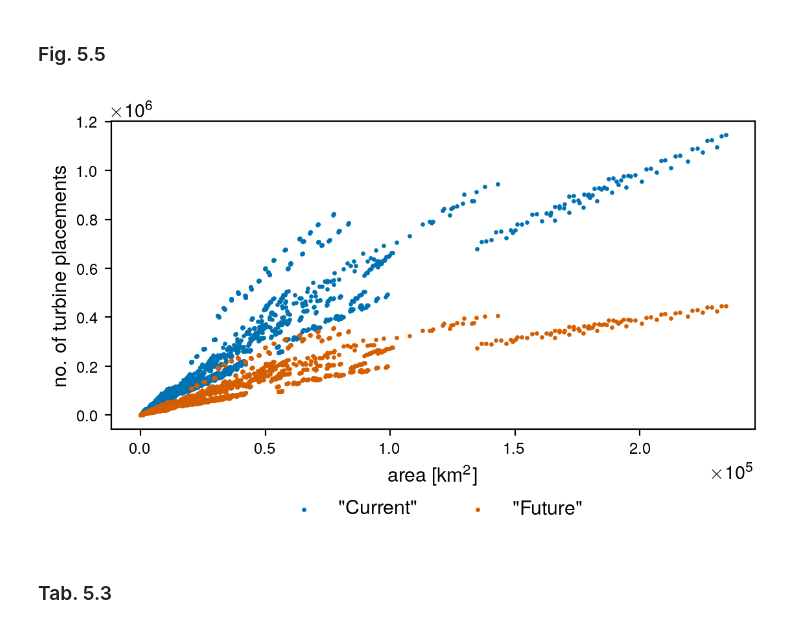
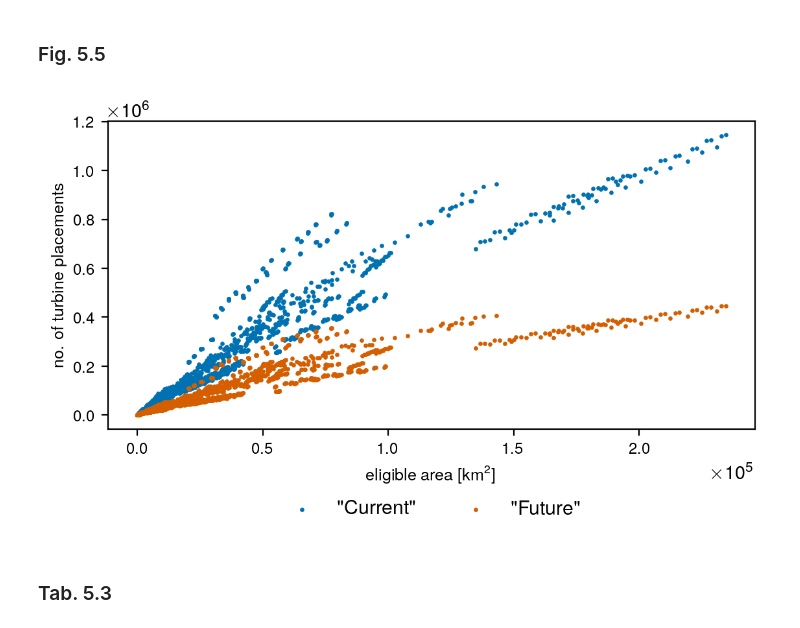
Before and after one commit to calvintr/windgenpotential, a Jupyter notebook: analysis.ipynb, the cells around one changed output. Cells and saved outputs as stored; diff of their text form; code cells hidden in the pictures.

```diff
--- a/analysis.ipynb
+++ b/analysis.ipynb
@@ -977,20 +977,20 @@ tps_df = pd.DataFrame(tps, columns = ['country', 'ud', 'slope', 'fshare', 'lshar
 # %%
 fig, ax = plt.subplots(figsize = figsize (1), dpi = 200)
 
 ax.scatter(x = tps_df[tps_df['turbine'] == ts[0]].area/1000000, y = tps_df[tps_df['turbine'] == ts[0]].placements, s = 2, label = '"Current"')
 ax.scatter(x = tps_df[tps_df['turbine'] == ts[1]].area/1000000, y = tps_df[tps_df['turbine'] == ts[1]].placements, s = 2, label = '"Future"', color = clrs['orange'])
 
-ax.set_xlabel(r'area [km$\textsuperscript{2}$]')
-ax.set_ylabel('no. of turbine placements')
+ax.set_xlabel(r'eligible area [km$\textsuperscript{2}$]', fontsize = 'small')
+ax.set_ylabel('no. of turbine placements', fontsize = 'small')
 ax.tick_params(labelsize='small')
 
 ax.legend(loc = 'lower center', ncol = 2, bbox_to_anchor=(0.5, -0.35), frameon=False)
 ax.ticklabel_format(style='sci', axis='both', scilimits=(0,0))
 
 fig.tight_layout(pad=0.1)
 fig.savefig(ROOT + 'results/plots/t_placement_area.pdf', dpi = 200)
 # %% [output]
-[figure, old version]
+[figure, new version]
 # %% [markdown]
 ### Tab. 5.3
 # %%
```
Also changed, not shown: parts of 1 cell of this notebook, 3 other files.
